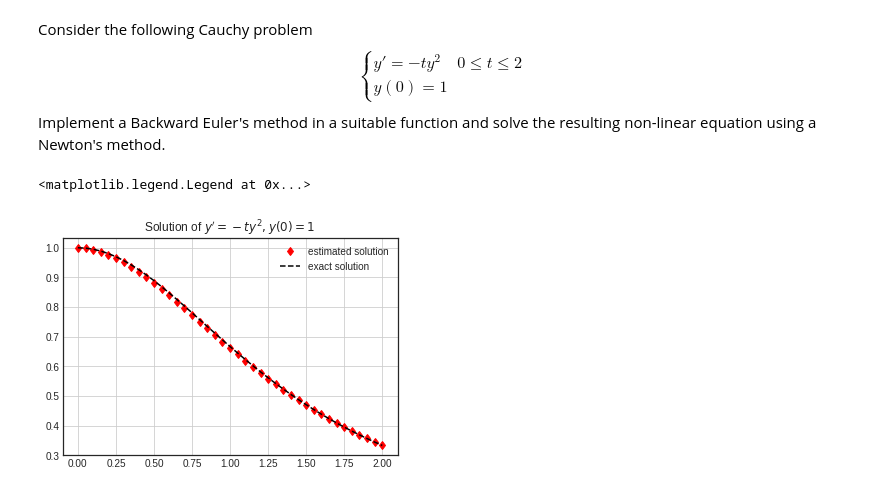
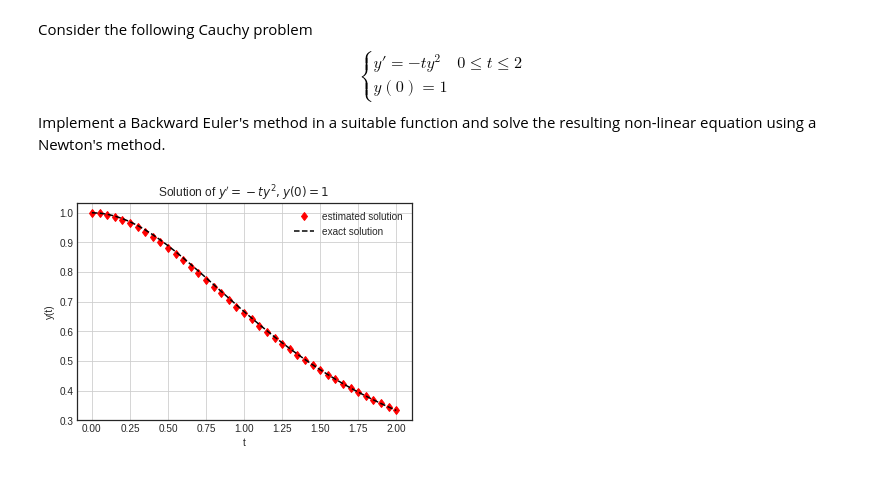
Before and after one commit to Sera91/2012-01_Stanford_CS228, a Jupyter notebook: Final_project_2021_2022_DiGioia.ipynb, the cells around one changed output. Saved outputs shown, nothing was run; the diff lists cells and outputs as text; code cells hidden in the pictures.

```diff
--- a/Final_project_2021_2022_DiGioia.ipynb
+++ b/Final_project_2021_2022_DiGioia.ipynb
@@ -574,32 +583,34 @@ def Newton(f,f_prime,x0,eps,nmax):
 def B_Euler(y0,t0,tf,h):
     t_arr = arange(t0, tf+1e-10, h) #timesteps
     t = t_arr
     sol = zeros_like(t_arr)
     sol[0] = y0
     eps = 1e-5
     n_max = 1000
 
     for i in range(1, len(sol)):
         f = lambda y: t[i]*h*y**2 + y - sol[i-1]
         df = lambda y: 2*t[i]*h*y + 1
         sol[i],_ = Newton(f, df, sol[i-1], eps, n_max)
 
     return sol, t_arr
 
 # Plot solution of Cauchy Problem
 
 t_0 = 0.0
 t_f = 2.0
 y0 = 1.0
 
 y,t = B_Euler(y0, t_0, t_f, 0.05)
 y_ex = 2.0/(t*t + 2.0)
 
 plt.title("Solution of $y'=-ty^2 , y(0)=1$" )
 plt.grid(True)
+plt.xlabel('t')
+plt.ylabel('y(t)')
 plt.plot(t, y, 'rd', label='estimated solution')
 plt.plot(t, y_ex, linestyle='dashed', color='black', label='exact solution')
 plt.legend()
+plt.show()
 # %% [output]
-<matplotlib.legend.Legend at 0x...>
-[figure, old version]
+[figure, new version]
```
Also changed, not shown: parts of 3 cells of this notebook.
